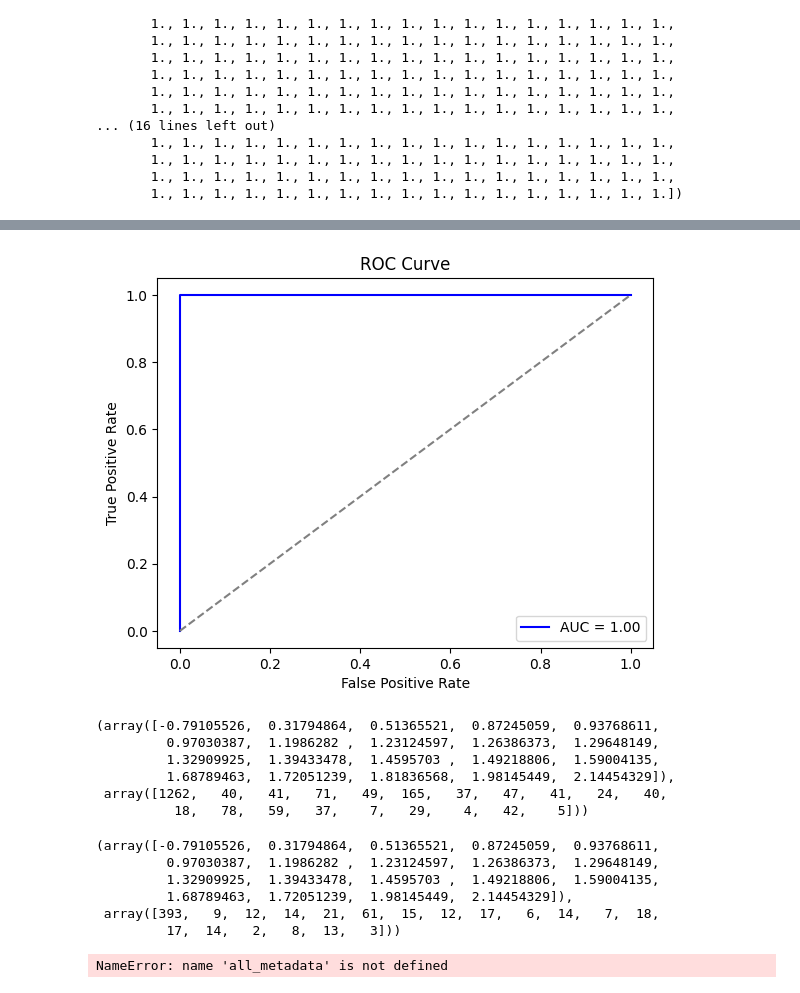
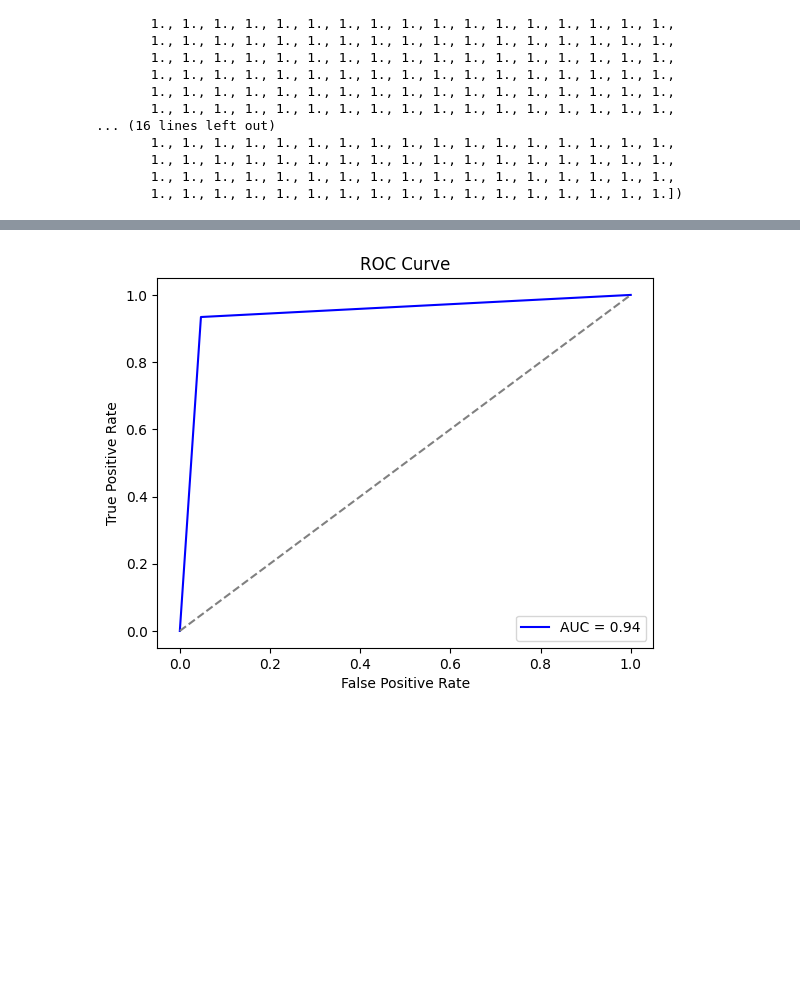
Before and after one commit to rkishibe/diaggaze, a Jupyter notebook: autism/autism2.ipynb, the cells around one changed output, grey strips where cells are left out. Drawn from its saved outputs; the diff is of its cells as text; code cells hidden in the pictures; blank space fills up the shorter version.

```diff
--- a/autism/autism2.ipynb
+++ b/autism/autism2.ipynb
@@ -496,0 +491,4 @@ with tf.device('/CPU:0'):
+# %%
+combined_data = combined_data.numpy()  # Convert to numpy array
+combined_labels = combined_labels.numpy()  # Convert to numpy array
+combined_metadata = combined_metadata.numpy()  # Convert to numpy array
@@ -512,0 +539,7 @@ with tf.device('/CPU:0'):
+# %%
+with tf.device('/CPU:0'):
+    train_dataset = create_dataset(train_data, train_labels, train_metadata)
+
+    test_dataset = create_dataset(test_data, test_labels, test_metadata)
+
+    val_dataset = create_dataset(validation_data, validation_labels, validation_metadata)
@@ -1176,20 +1005,0 @@ Test Accuracy: 1.0
-# %%
-from sklearn.metrics import classification_report, confusion_matrix, roc_auc_score, roc_curve
-import matplotlib.pyplot as plt
-
-# Get predictions for the test set
-with tf.device('/CPU:0'):
-    y_pred_prob = model.predict([unseen_data, unseen_metadata])  # Probabilities for each class
-y_pred = (y_pred_prob > 0.5).astype(int)  # Convert probabilities to binary labels (0 or 1)
-
-# Classification report (Precision, Recall, F1-score)
-print("Classification Report:")
-print(classification_report(unseen_labels_1, y_pred))
-
-# Confusion Matrix
-print("Confusion Matrix:")
-print(confusion_matrix(unseen_labels_1, y_pred))
-
-# AUC-ROC Score
-auc_roc = roc_auc_score(unseen_labels_1, y_pred_prob)
-print(f"AUC-ROC: {auc_roc}")
@@ -1211,0 +1006,2 @@ AUC-ROC: 1.0
+# %%
+y_pred =  np.argmax(y_pred, axis=1)
@@ -1212,12 +1012,13 @@ AUC-ROC: 1.0
 # %%
-# Plot ROC Curve
-fpr, tpr, thresholds = roc_curve(unseen_labels_1, y_pred_prob)
+from sklearn.metrics import roc_curve, auc
+
+fpr, tpr, thresholds = roc_curve(test_labels, y_pred)
 plt.plot(fpr, tpr, color='blue', label=f'AUC = {auc_roc:.2f}')
 plt.plot([0, 1], [0, 1], color='gray', linestyle='--')
 plt.xlabel('False Positive Rate')
 plt.ylabel('True Positive Rate')
 plt.title('ROC Curve')
 plt.legend(loc='lower right')
 plt.show()
 # %% [output]
-[figure, old version]
+[figure, new version]
@@ -1243,26 +1024,0 @@ def count_subarray_occurrences(big_array, small_array):
-# %%
-unique, counts = np.unique(train_metadata, return_counts=True)
-
-unique, counts
-# %% [output]
-(array([-0.79105526,  0.31794864,  0.51365521,  0.87245059,  0.93768611,
-         0.97030387,  1.1986282 ,  1.23124597,  1.26386373,  1.29648149,
-         1.32909925,  1.39433478,  1.4595703 ,  1.49218806,  1.59004135,
-         1.68789463,  1.72051239,  1.81836568,  1.98145449,  2.14454329]),
- array([1262,   40,   41,   71,   49,  165,   37,   47,   41,   24,   40,
-          18,   78,   59,   37,    7,   29,    4,   42,    5]))
-# %%
-unique, counts = np.unique(test_metadata, return_counts=True)
-
-unique, counts
-# %% [output]
-(array([-0.79105526,  0.31794864,  0.51365521,  0.87245059,  0.93768611,
-         0.97030387,  1.1986282 ,  1.23124597,  1.26386373,  1.29648149,
-         1.32909925,  1.39433478,  1.4595703 ,  1.49218806,  1.59004135,
-         1.68789463,  1.72051239,  1.98145449,  2.14454329]),
- array([393,   9,  12,  14,  21,  61,  15,  12,  17,   6,  14,   7,  18,
-         17,  14,   2,   8,  13,   3]))
-# %%
-train_metadata.shape, test_metadata.shape, validation_metadata.shape, all_metadata.shape
-# %% [output]
-NameError: name 'all_metadata' is not defined
```
Also changed, not shown: parts of 79 cells of this notebook.
